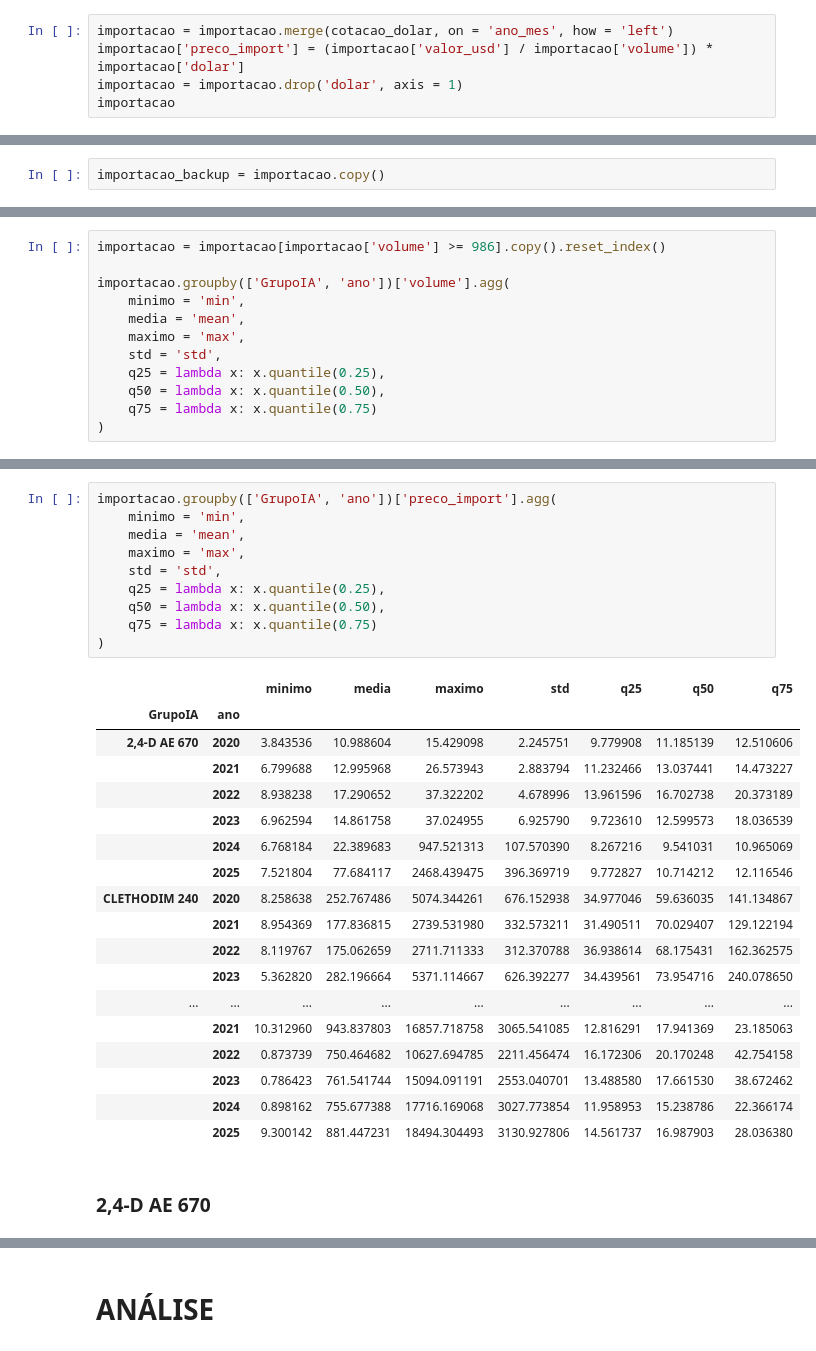
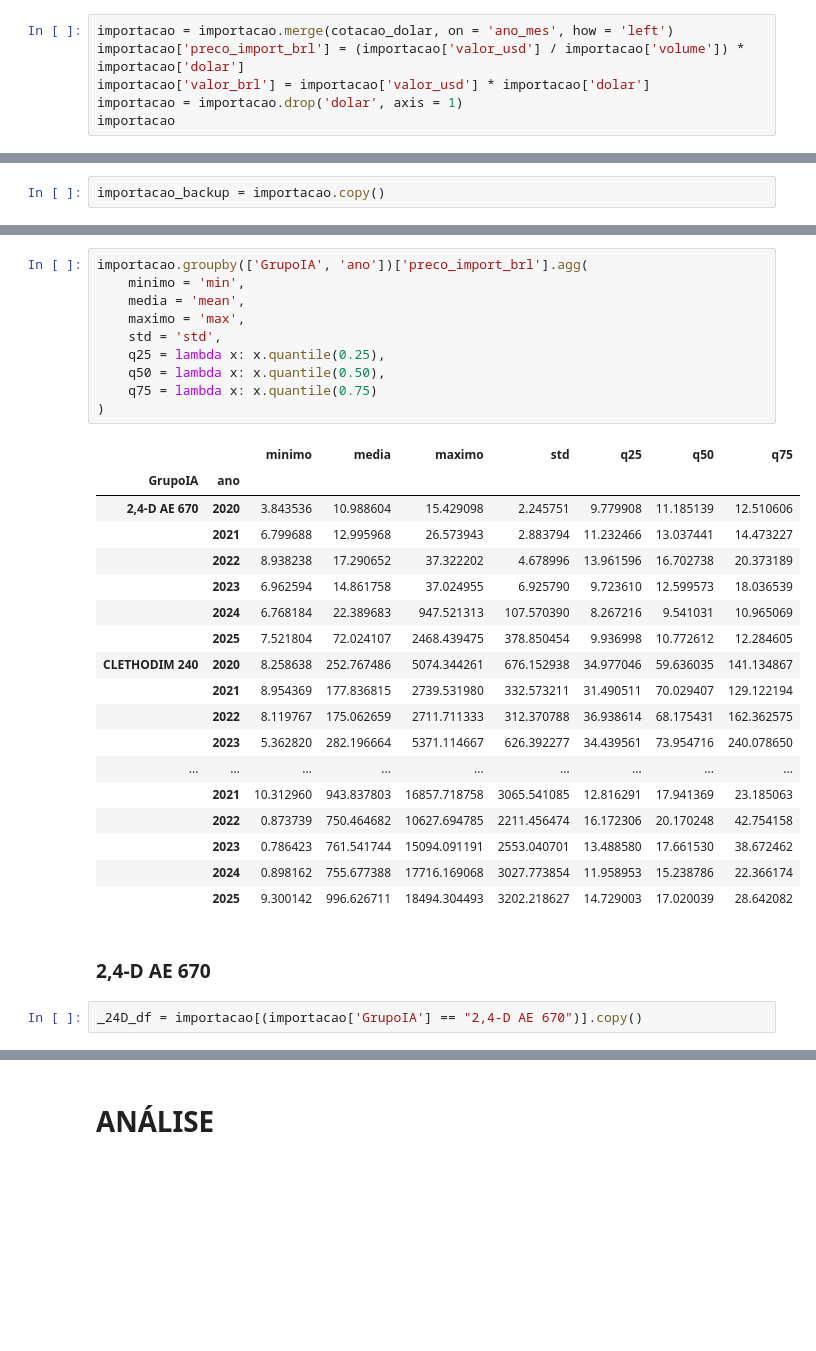
Before and after one commit to fabiogaldinho/Case-Kynetec, a Jupyter notebook: notebooks/02_Segundo_Teste.ipynb, the cells around one changed output, grey strips where cells are left out. Cells and saved outputs as stored; diff of their text form; blank space fills up the shorter version.

```diff
--- a/notebooks/02_Segundo_Teste.ipynb
+++ b/notebooks/02_Segundo_Teste.ipynb
@@ -417,7 +496,8 @@ importacao
 ## **PREÇO IMPORTAÇÃO (R$)**
 # %%
 importacao = importacao.merge(cotacao_dolar, on = 'ano_mes', how = 'left')
-importacao['preco_import'] = (importacao['valor_usd'] / importacao['volume']) * importacao['dolar']
+importacao['preco_import_brl'] = (importacao['valor_usd'] / importacao['volume']) * importacao['dolar']
+importacao['valor_brl'] = importacao['valor_usd'] * importacao['dolar']
 importacao = importacao.drop('dolar', axis = 1)
 importacao
 # %% [output]
@@ -472,12 +520,0 @@ importacao.groupby(['GrupoIA', 'ano'])['volume'].agg(
-# %%
-importacao = importacao[importacao['volume'] >= 986].copy().reset_index()
-
-importacao.groupby(['GrupoIA', 'ano'])['volume'].agg(
-    minimo = 'min',
-    media = 'mean',
-    maximo = 'max',
-    std = 'std',
-    q25 = lambda x: x.quantile(0.25),
-    q50 = lambda x: x.quantile(0.50),
-    q75 = lambda x: x.quantile(0.75)
-)
@@ -503,22 +521,22 @@ importacao.groupby(['GrupoIA', 'ano'])['volume'].agg(
 # %%
-importacao.groupby(['GrupoIA', 'ano'])['preco_import'].agg(
+importacao.groupby(['GrupoIA', 'ano'])['preco_import_brl'].agg(
     minimo = 'min',
     media = 'mean',
     maximo = 'max',
     std = 'std',
     q25 = lambda x: x.quantile(0.25),
     q50 = lambda x: x.quantile(0.50),
     q75 = lambda x: x.quantile(0.75)
 )
 # %% [output]
 |  |  | minimo | media | maximo | std | q25 | q50 | q75 |
 | GrupoIA | ano |  |  |  |  |  |  |  |
 | 2,4-D AE 670 | 2020 | 3.843536 | 10.988604 | 15.429098 | 2.245751 | 9.779908 | 11.185139 | 12.510606 |
 |  | 2021 | 6.799688 | 12.995968 | 26.573943 | 2.883794 | 11.232466 | 13.037441 | 14.473227 |
 |  | 2022 | 8.938238 | 17.290652 | 37.322202 | 4.678996 | 13.961596 | 16.702738 | 20.373189 |
 |  | 2023 | 6.962594 | 14.861758 | 37.024955 | 6.925790 | 9.723610 | 12.599573 | 18.036539 |
 |  | 2024 | 6.768184 | 22.389683 | 947.521313 | 107.570390 | 8.267216 | 9.541031 | 10.965069 |
-|  | 2025 | 7.521804 | 77.684117 | 2468.439475 | 396.369719 | 9.772827 | 10.714212 | 12.116546 |
+|  | 2025 | 7.521804 | 72.024107 | 2468.439475 | 378.850454 | 9.936998 | 10.772612 | 12.284605 |
 | CLETHODIM 240 | 2020 | 8.258638 | 252.767486 | 5074.344261 | 676.152938 | 34.977046 | 59.636035 | 141.134867 |
 |  | 2021 | 8.954369 | 177.836815 | 2739.531980 | 332.573211 | 31.490511 | 70.029407 | 129.122194 |
 |  | 2022 | 8.119767 | 175.062659 | 2711.711333 | 312.370788 | 36.938614 | 68.175431 | 162.362575 |
@@ -528,6 +546,8 @@ importacao.groupby(['GrupoIA', 'ano'])['preco_import'].agg(
 |  | 2022 | 0.873739 | 750.464682 | 10627.694785 | 2211.456474 | 16.172306 | 20.170248 | 42.754158 |
 |  | 2023 | 0.786423 | 761.541744 | 15094.091191 | 2553.040701 | 13.488580 | 17.661530 | 38.672462 |
 |  | 2024 | 0.898162 | 755.677388 | 17716.169068 | 3027.773854 | 11.958953 | 15.238786 | 22.366174 |
-|  | 2025 | 9.300142 | 881.447231 | 18494.304493 | 3130.927806 | 14.561737 | 16.987903 | 28.036380 |
+|  | 2025 | 9.300142 | 996.626711 | 18494.304493 | 3202.218627 | 14.729003 | 17.020039 | 28.642082 |
 # %% [markdown]
 ### **2,4-D AE 670**
+# %%
+_24D_df = importacao[(importacao['GrupoIA'] == "2,4-D AE 670")].copy()
```
Also changed, not shown: parts of 153 cells of this notebook, 11 other files.
